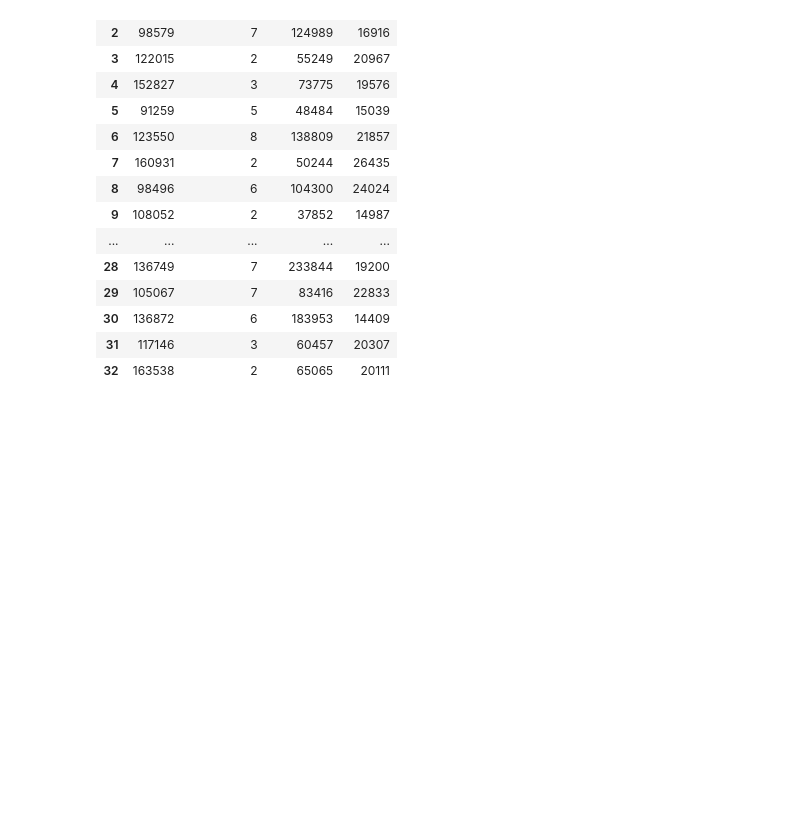
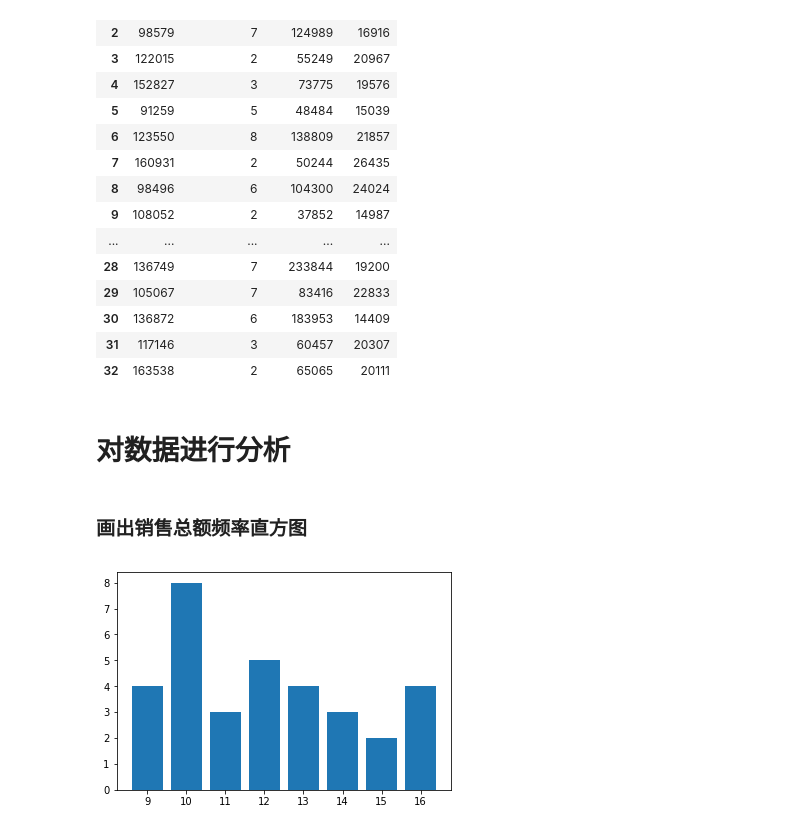
Before and after one commit to SlotherCui/-, a Jupyter notebook: 数据科学/market/13.预测消费规模/MDS_Chapter_13/Mark_13.ipynb, the cells around one changed output. Cells and saved outputs as stored; diff of their text form; code cells hidden in the pictures; blank space fills up the shorter version.

```diff
--- a/数据科学/market/13.预测消费规模/MDS_Chapter_13/Mark_13.ipynb
+++ b/数据科学/market/13.预测消费规模/MDS_Chapter_13/Mark_13.ipynb
@@ -23,3 +26,15 @@ data
 | 30 | 136872 | 6 | 183953 | 14409 |
 | 31 | 117146 | 3 | 60457 | 20307 |
 | 32 | 163538 | 2 | 65065 | 20111 |
+# %% [markdown]
+# 对数据进行分析
+# %% [markdown]
+### 画出销售总额频率直方图
+# %%
+sales = np.array(data['sales']/10000,dtype='int')
+salesCounter = Counter(sales)
+
+plt.bar(salesCounter.keys(), salesCounter.values(),align='center')
+plt.show()
+# %% [output]
+[figure, added]
```
Also changed, not shown: parts of 18 cells of this notebook, 9 other files.
